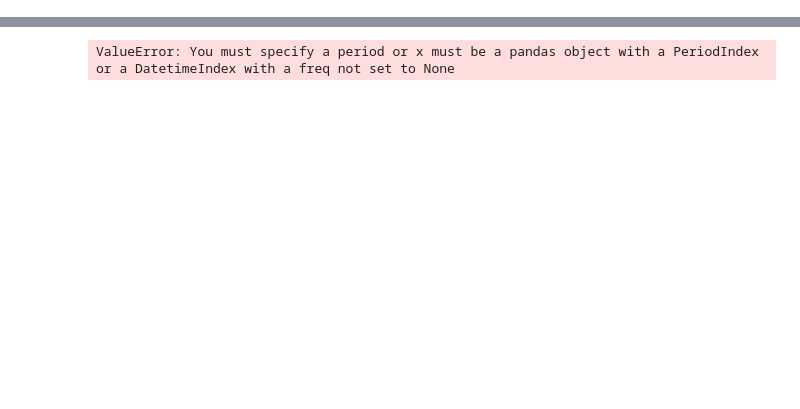
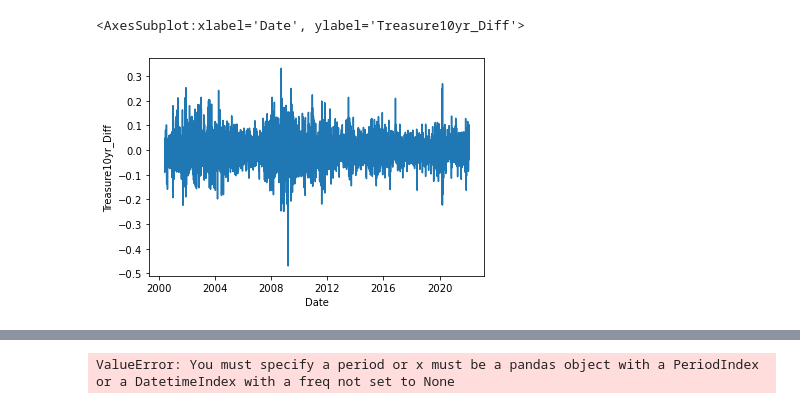
Before and after one commit to lu18cheng/pic16b_stock_analysis, a Jupyter notebook: code/analysis.ipynb, the cells around one changed output, grey strips where cells are left out. Cells and saved outputs as stored; diff of their text form; code cells hidden in the pictures; blank space fills up the shorter version.

```diff
--- a/code/analysis.ipynb
+++ b/code/analysis.ipynb
@@ -28,0 +72,5 @@ treas10.head()
+# %%
+sns.lineplot(y='Treasure10yr_Diff', x='Date', data = df)
+# %% [output]
+<AxesSubplot:xlabel='Date', ylabel='Treasure10yr_Diff'>
+[figure, added]
```
Also changed, not shown: parts of 28 cells of this notebook.
